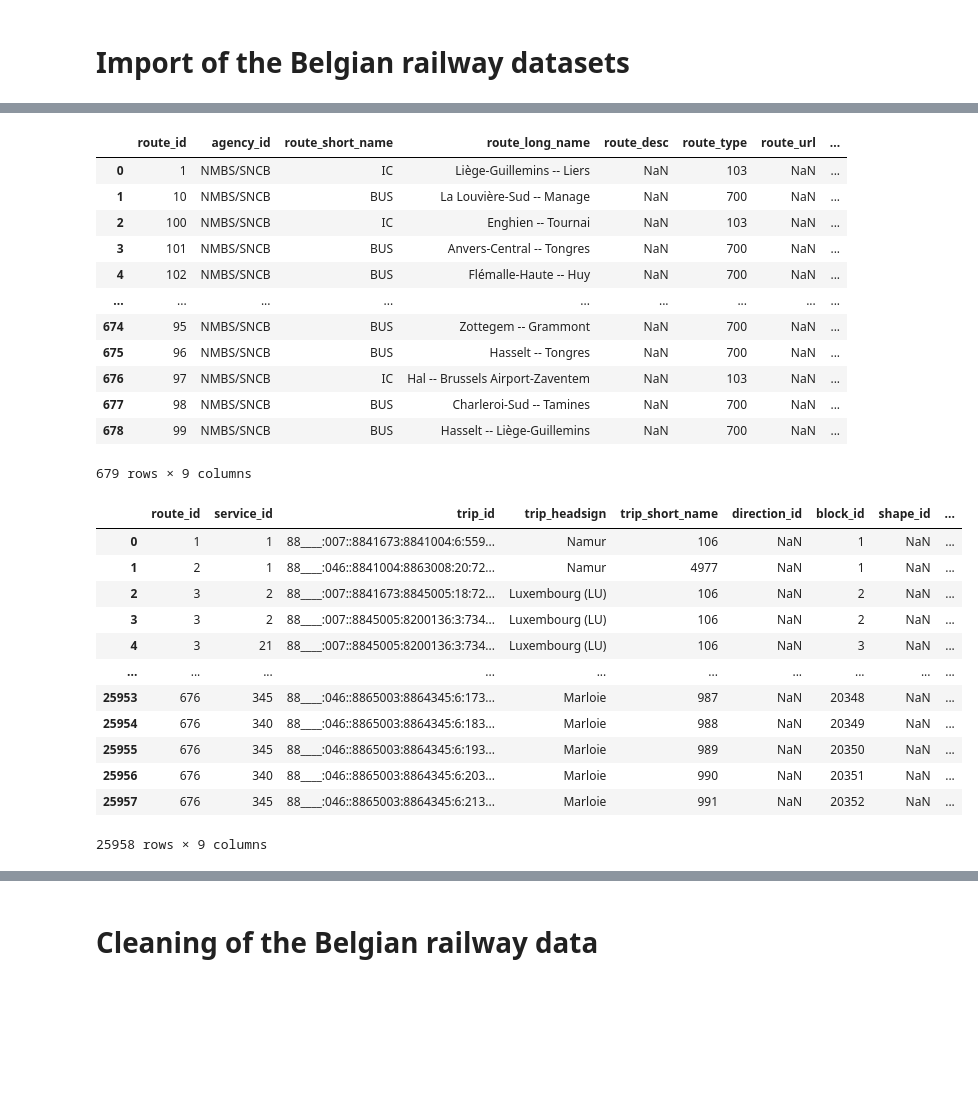
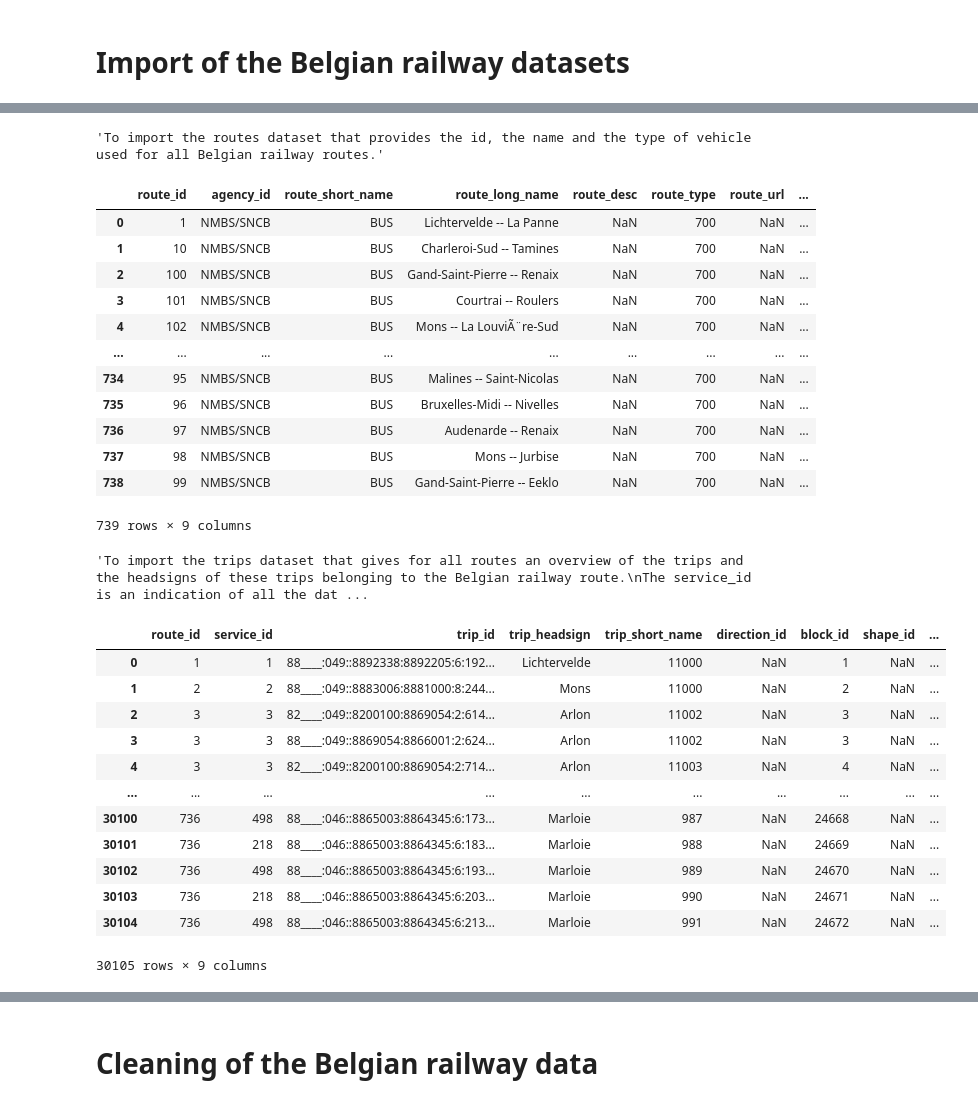
Before and after one commit to ThesisNetworkAnalysisInePolKUL/thesis, a Jupyter notebook: Main_code.ipynb, the cells around one changed output, grey strips where cells are left out. Cells and saved outputs as stored; diff of their text form; code cells hidden in the pictures; blank space fills up the shorter version.

Commit message:
Adding French data importation

```diff
--- a/Main_code.ipynb
+++ b/Main_code.ipynb
@@ -133,40 +139,42 @@ transfers
 # %%
 '''To import the routes dataset that provides the id, the name and the type of vehicle used for all Belgian railway routes.'''
-routes = pd.read_csv(datalink + "routes.csv", encoding='iso-8859-1', sep=",")
+routes = pd.read_csv(datalink + "routes_Belgium.csv", encoding='iso-8859-1', sep=",")
 routes
 # %% [output]
+'To import the routes dataset that provides the id, the name and the type of vehicle used for all Belgian railway routes.'
 |  | route_id | agency_id | route_short_name | route_long_name | route_desc | route_type | route_url | ... |
-| 0 | 1 | NMBS/SNCB | IC | Liège-Guillemins -- Liers | NaN | 103 | NaN | ... |
-| 1 | 10 | NMBS/SNCB | BUS | La Louvière-Sud -- Manage | NaN | 700 | NaN | ... |
-| 2 | 100 | NMBS/SNCB | IC | Enghien -- Tournai | NaN | 103 | NaN | ... |
-| 3 | 101 | NMBS/SNCB | BUS | Anvers-Central -- Tongres | NaN | 700 | NaN | ... |
-| 4 | 102 | NMBS/SNCB | BUS | Flémalle-Haute -- Huy | NaN | 700 | NaN | ... |
+| 0 | 1 | NMBS/SNCB | BUS | Lichtervelde -- La Panne | NaN | 700 | NaN | ... |
+| 1 | 10 | NMBS/SNCB | BUS | Charleroi-Sud -- Tamines | NaN | 700 | NaN | ... |
+| 2 | 100 | NMBS/SNCB | BUS | Gand-Saint-Pierre -- Renaix | NaN | 700 | NaN | ... |
+| 3 | 101 | NMBS/SNCB | BUS | Courtrai -- Roulers | NaN | 700 | NaN | ... |
+| 4 | 102 | NMBS/SNCB | BUS | Mons -- La LouviÃ¨re-Sud | NaN | 700 | NaN | ... |
 | ... | ... | ... | ... | ... | ... | ... | ... | ... |
-| 674 | 95 | NMBS/SNCB | BUS | Zottegem -- Grammont | NaN | 700 | NaN | ... |
-| 675 | 96 | NMBS/SNCB | BUS | Hasselt -- Tongres | NaN | 700 | NaN | ... |
-| 676 | 97 | NMBS/SNCB | IC | Hal -- Brussels Airport-Zaventem | NaN | 103 | NaN | ... |
-| 677 | 98 | NMBS/SNCB | BUS | Charleroi-Sud -- Tamines | NaN | 700 | NaN | ... |
-| 678 | 99 | NMBS/SNCB | BUS | Hasselt -- Liège-Guillemins | NaN | 700 | NaN | ... |
+| 734 | 95 | NMBS/SNCB | BUS | Malines -- Saint-Nicolas | NaN | 700 | NaN | ... |
+| 735 | 96 | NMBS/SNCB | BUS | Bruxelles-Midi -- Nivelles | NaN | 700 | NaN | ... |
+| 736 | 97 | NMBS/SNCB | BUS | Audenarde -- Renaix | NaN | 700 | NaN | ... |
+| 737 | 98 | NMBS/SNCB | BUS | Mons -- Jurbise | NaN | 700 | NaN | ... |
+| 738 | 99 | NMBS/SNCB | BUS | Gand-Saint-Pierre -- Eeklo | NaN | 700 | NaN | ... |
-679 rows × 9 columns
+739 rows × 9 columns
 # %%
 '''To import the trips dataset that gives for all routes an overview of the trips and the headsigns of these trips belonging to the Belgian railway route.
 The service_id is an indication of all the dates this trip is valid (consultable in the calendar_dates dataset).'''
-trips = pd.read_csv(datalink + "trips.csv", encoding='iso-8859-1', sep=",")
+trips = pd.read_csv(datalink + "trips_Belgium.csv", encoding='iso-8859-1', sep=",")
 trips
 # %% [output]
+'To import the trips dataset that gives for all routes an overview of the trips and the headsigns of these trips belonging to the Belgian railway route.\nThe service_id is an indication of all the dat ...
 |  | route_id | service_id | trip_id | trip_headsign | trip_short_name | direction_id | block_id | shape_id | ... |
-| 0 | 1 | 1 | 88____:007::8841673:8841004:6:559... | Namur | 106 | NaN | 1 | NaN | ... |
-| 1 | 2 | 1 | 88____:046::8841004:8863008:20:72... | Namur | 4977 | NaN | 1 | NaN | ... |
-| 2 | 3 | 2 | 88____:007::8841673:8845005:18:72... | Luxembourg (LU) | 106 | NaN | 2 | NaN | ... |
-| 3 | 3 | 2 | 88____:007::8845005:8200136:3:734... | Luxembourg (LU) | 106 | NaN | 2 | NaN | ... |
-| 4 | 3 | 21 | 88____:007::8845005:8200136:3:734... | Luxembourg (LU) | 106 | NaN | 3 | NaN | ... |
+| 0 | 1 | 1 | 88____:049::8892338:8892205:6:192... | Lichtervelde | 11000 | NaN | 1 | NaN | ... |
+| 1 | 2 | 2 | 88____:049::8883006:8881000:8:244... | Mons | 11000 | NaN | 2 | NaN | ... |
+| 2 | 3 | 3 | 82____:049::8200100:8869054:2:614... | Arlon | 11002 | NaN | 3 | NaN | ... |
+| 3 | 3 | 3 | 88____:049::8869054:8866001:2:624... | Arlon | 11002 | NaN | 3 | NaN | ... |
+| 4 | 3 | 3 | 82____:049::8200100:8869054:2:714... | Arlon | 11003 | NaN | 4 | NaN | ... |
 | ... | ... | ... | ... | ... | ... | ... | ... | ... | ... |
-| 25953 | 676 | 345 | 88____:046::8865003:8864345:6:173... | Marloie | 987 | NaN | 20348 | NaN | ... |
-| 25954 | 676 | 340 | 88____:046::8865003:8864345:6:183... | Marloie | 988 | NaN | 20349 | NaN | ... |
-| 25955 | 676 | 345 | 88____:046::8865003:8864345:6:193... | Marloie | 989 | NaN | 20350 | NaN | ... |
-| 25956 | 676 | 340 | 88____:046::8865003:8864345:6:203... | Marloie | 990 | NaN | 20351 | NaN | ... |
-| 25957 | 676 | 345 | 88____:046::8865003:8864345:6:213... | Marloie | 991 | NaN | 20352 | NaN | ... |
+| 30100 | 736 | 498 | 88____:046::8865003:8864345:6:173... | Marloie | 987 | NaN | 24668 | NaN | ... |
+| 30101 | 736 | 218 | 88____:046::8865003:8864345:6:183... | Marloie | 988 | NaN | 24669 | NaN | ... |
+| 30102 | 736 | 498 | 88____:046::8865003:8864345:6:193... | Marloie | 989 | NaN | 24670 | NaN | ... |
+| 30103 | 736 | 218 | 88____:046::8865003:8864345:6:203... | Marloie | 990 | NaN | 24671 | NaN | ... |
+| 30104 | 736 | 498 | 88____:046::8865003:8864345:6:213... | Marloie | 991 | NaN | 24672 | NaN | ... |
-25958 rows × 9 columns
+30105 rows × 9 columns
 # %%
 '''To import the stop_times dataset that gives for all trips an overview of the ids of the stations served and the sequence in which these stations are served.
 In addition, for all the trips the arrival and departure times at the stations served are given.'''
```
Also changed, not shown: parts of 241 cells of this notebook.
